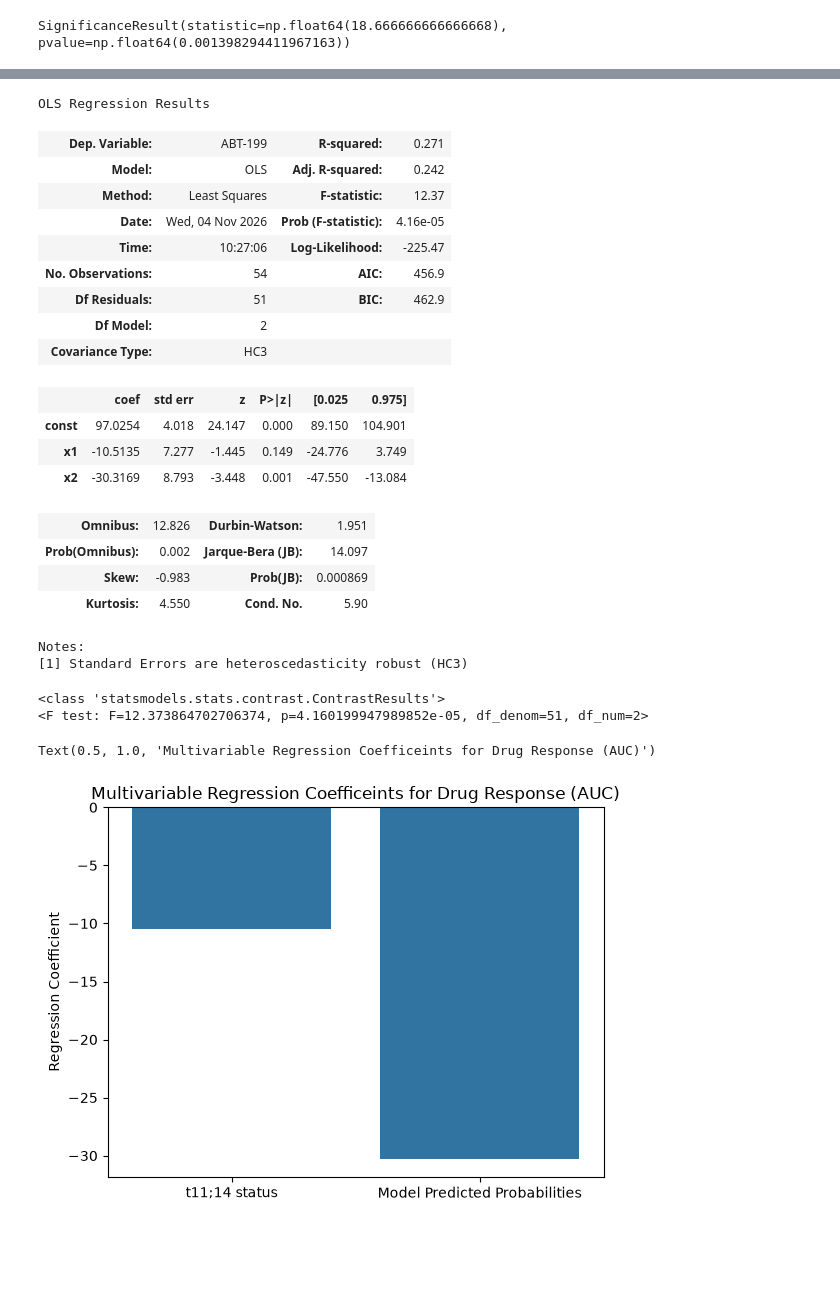
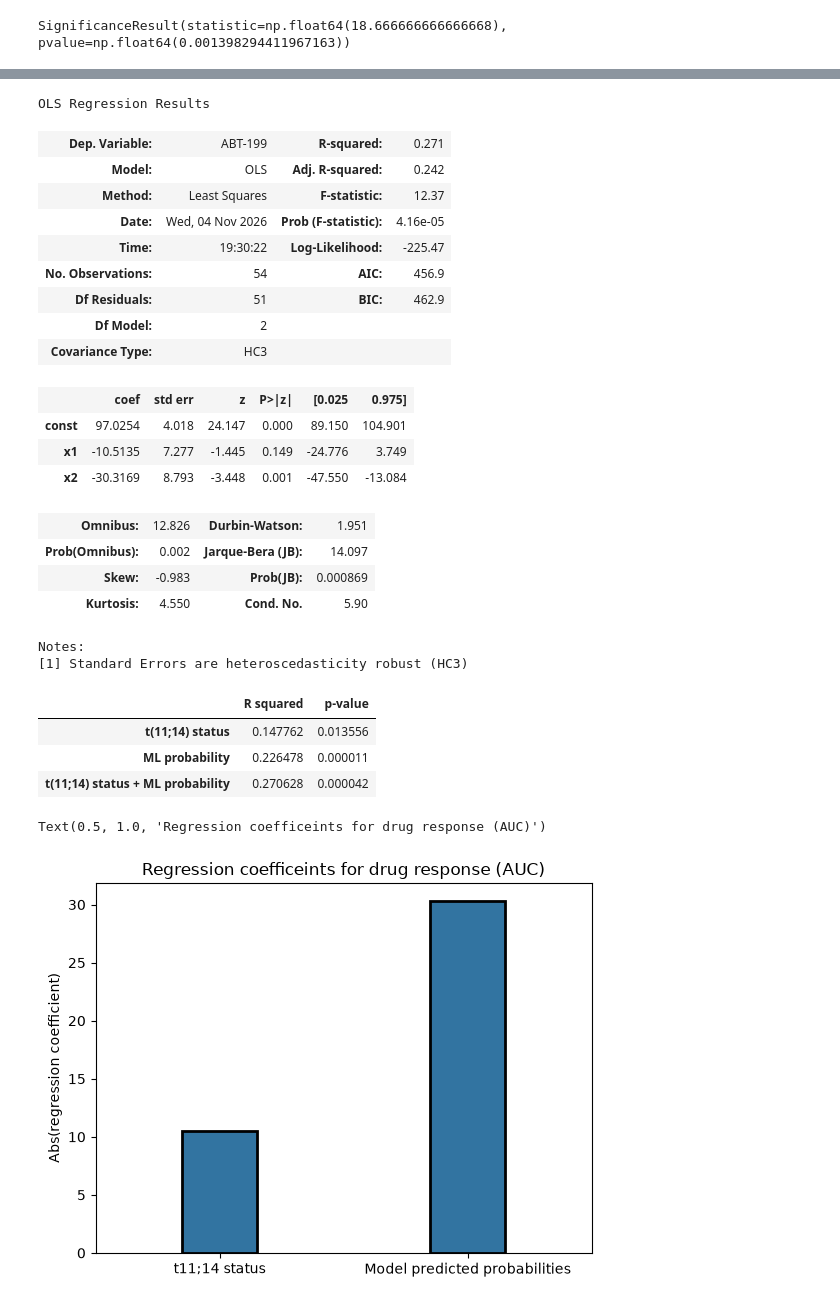
Before and after one commit to braemp4/venetoclax-project, a Jupyter notebook: scripts/notebooks/compare_best_model_with_t11_14.ipynb, the cells around one changed output, grey strips where cells are left out. Drawn from its saved outputs; the diff is of its cells as text; code cells hidden in the pictures; blank space fills up the shorter version.

```diff
--- a/scripts/notebooks/compare_best_model_with_t11_14.ipynb
+++ b/scripts/notebooks/compare_best_model_with_t11_14.ipynb
@@ -65,8 +51,8 @@ fisher_exact(ct_pred_labels)
 SignificanceResult(statistic=np.float64(18.666666666666668), pvalue=np.float64(0.001398294411967163))
 # %%
 y = moffitt_observations_df['ABT-199']
-model_1 = sm.OLS(y, sm.add_constant(moffitt_observations_df['t11_14'])).fit(cov_type='HC3')
+model_1 = sm.OLS(y, sm.add_constant(moffitt_observations_df['t11_14'].astype(bool))).fit(cov_type='HC3')
 model_2 = sm.OLS(y, sm.add_constant(moffitt_observations_df['y_prob'])).fit(cov_type='HC3')
 
 
-model_3 = sm.OLS(y, sm.add_constant(np.column_stack([ moffitt_observations_df['t11_14'], moffitt_observations_df['y_prob']]))).fit(cov_type="HC3")
+model_3 = sm.OLS(y, sm.add_constant(np.column_stack([ moffitt_observations_df['t11_14'].astype(bool), moffitt_observations_df['y_prob']]))).fit(cov_type="HC3")
@@ -122,7 +76,7 @@ OLS Regression Results
 | Model: | OLS | Adj. R-squared: | 0.242 |
 | Method: | Least Squares | F-statistic: | 12.37 |
 | Date: | Wed, 04 Nov 2026 | Prob (F-statistic): | 4.16e-05 |
-| Time: | 10:27:06 | Log-Likelihood: | -225.47 |
+| Time: | 19:30:22 | Log-Likelihood: | -225.47 |
 | No. Observations: | 54 | AIC: | 456.9 |
 | Df Residuals: | 51 | BIC: | 462.9 |
 | Df Model: | 2 |  |  |
@@ -137,9 +91,3 @@ OLS Regression Results
 | Kurtosis: | 4.550 | Cond. No. | 5.90 |
 Notes:
 [1] Standard Errors are heteroscedasticity robust (HC3)
-# %%
-# wald test to see if x1 or x2 is signfiicantly different from zero
-model_3.wald_test('x1 = 0, x2 = 0', use_f=True)
-# %% [output]
-<class 'statsmodels.stats.contrast.ContrastResults'>
-<F test: F=12.373864702706374, p=4.160199947989852e-05, df_denom=51, df_num=2>
@@ -146,13 +111,20 @@ model_3.wald_test('x1 = 0, x2 = 0', use_f=True)
+# %%
+summary_df
+# %% [output]
+|  | R squared | p-value |
+| t(11;14) status | 0.147762 | 0.013556 |
+| ML probability | 0.226478 | 0.000011 |
+| t(11;14) status + ML probability | 0.270628 | 0.000042 |
 # %%
 import matplotlib.pyplot as plt
 import seaborn as sns
-coeffs = {"t11;14 status": model_3.params['x1'], "Model Predicted Probabilities": model_3.params['x2']}
+coeffs = {"t11;14 status": abs(model_3.params['x1']), "Model predicted probabilities": abs(model_3.params['x2'])}
 
-sns.barplot(coeffs)
+sns.barplot(coeffs, orient='v', width=0.3, lw=2, edgecolor='k')
 
-plt.ylabel('Regression Coefficient')
-plt.title("Multivariable Regression Coefficeints for Drug Response (AUC)")
+plt.ylabel('Abs(regression coefficient)')
+plt.title("Regression coefficeints for drug response (AUC)")
 #plt.axhline(y=0, color='k', ls='--')
 # %% [output]
-Text(0.5, 1.0, 'Multivariable Regression Coefficeints for Drug Response (AUC)')
+Text(0.5, 1.0, 'Regression coefficeints for drug response (AUC)')
-[figure, old version]
+[figure, new version]
```
Also changed, not shown: parts of 7 cells of this notebook, 5 other files.
